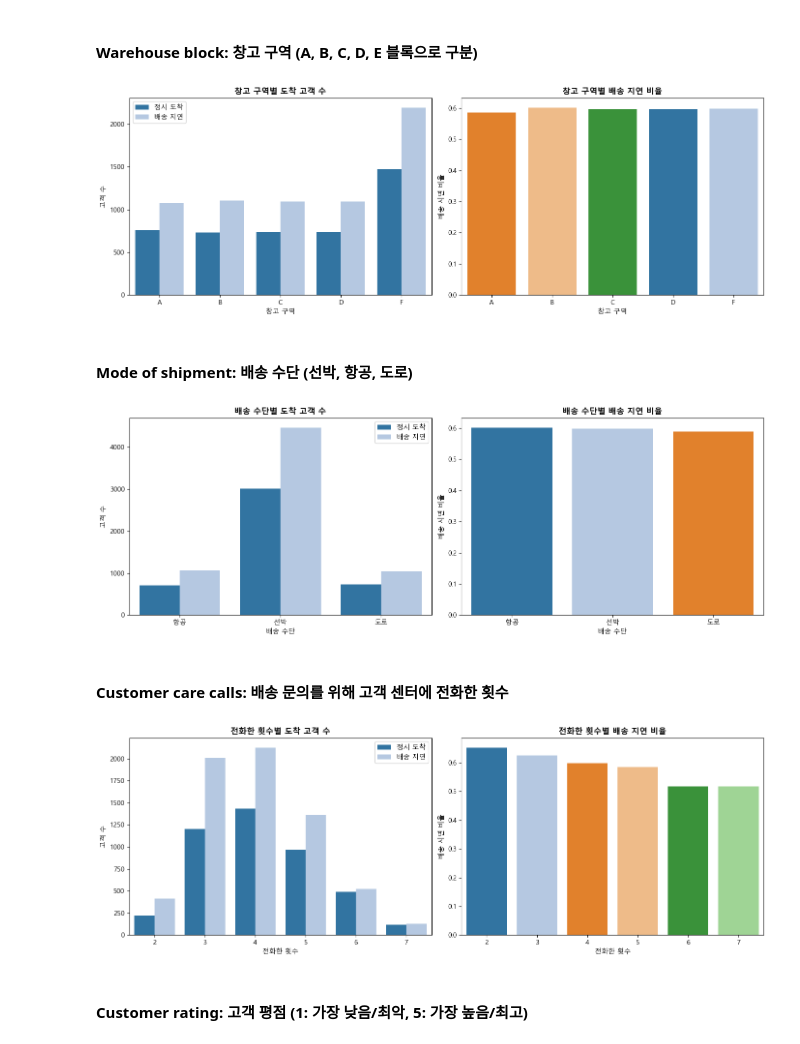
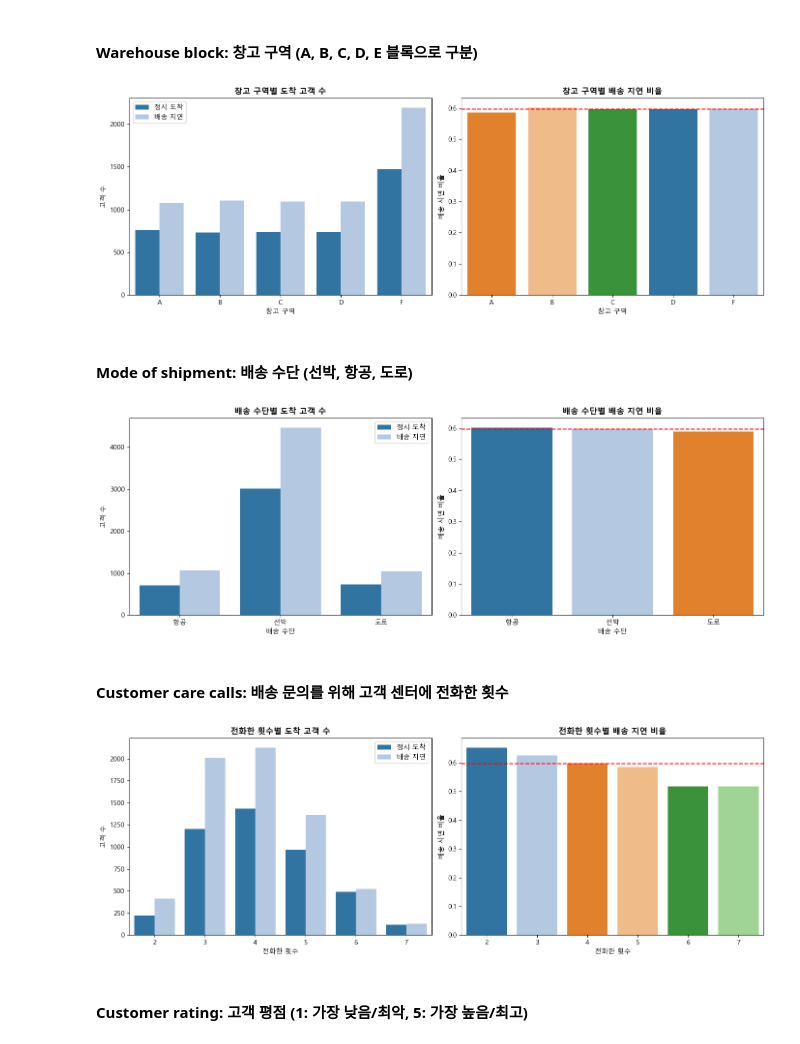
Before and after one commit to dfre1233-sddweq/Ecom_Shipping, a Jupyter notebook: 데이터 분석/데이터분석 찬영.ipynb, the cells around one changed output. Saved outputs shown, nothing was run; the diff lists cells and outputs as text; code cells hidden in the pictures.

```diff
--- a/데이터분석 찬영.ipynb
+++ b/데이터 분석/데이터분석 찬영.ipynb
@@ -166,6 +166,8 @@ print("중복된 데이터가 많아서 ID 삭제")
 중복되지 않은 데이터 수: 10999
 중복된 데이터 수: 0
 중복된 데이터가 많아서 ID 삭제
+# %%
+mean_val = df['target'].mean()
 # %% [markdown]
 #### **Warehouse block**: 창고 구역 (A, B, C, D, E 블록으로 구분)
 # %%
@@ -181,13 +183,14 @@ axes[0].set_ylabel('고객 수')
 
 sns.barplot(x='Warehouse_block', y='target', data=df, order=sorted_warehouse, palette='tab20', hue='Warehouse_block', errorbar=None, ax=axes[1])
 axes[1].set_title('창고 구역별 배송 지연 비율', fontweight='bold')
+axes[1].axhline(mean_val, color='red', linestyle='--', label='전체 평균')
 axes[1].set_xlabel('창고 구역')
 axes[1].set_ylabel('배송 지연 비율')
 
 plt.tight_layout()
 plt.show()
 # %% [output]
-[figure, old version]
+[figure, new version]
 # %% [markdown]
 #### **Mode of shipment**: 배송 수단 (선박, 항공, 도로)
 # %%
@@ -203,6 +206,7 @@ axes[0].set_ylabel('고객 수')
 
 sns.barplot(x='Mode_of_Shipment', y='target', data=df, palette='tab20', hue='Mode_of_Shipment', errorbar=None, ax=axes[1])
 axes[1].set_title('배송 수단별 배송 지연 비율', fontweight='bold')
+axes[1].axhline(mean_val, color='red', linestyle='--', label='전체 평균')
 axes[1].set_xticks([0, 1, 2])
 axes[1].set_xticklabels(['항공', '선박','도로'])
 axes[1].set_xlabel('배송 수단')
@@ -211,27 +215,28 @@ axes[1].set_ylabel('배송 지연 비율')
 plt.tight_layout()
 plt.show()
 # %% [output]
-[figure, old version]
+[figure, new version]
 # %% [markdown]
 #### **Customer care calls**: 배송 문의를 위해 고객 센터에 전화한 횟수
 # %%
 fig, axes = plt.subplots(1, 2, figsize=(14, 5))
 
 sns.countplot(x='Customer_care_calls', hue='target', data=df, palette='tab20', ax=axes[0])
 axes[0].set_title('전화한 횟수별 도착 고객 수', fontweight='bold')
 axes[0].legend(['정시 도착', '배송 지연'])
 axes[0].set_xlabel('전화한 횟수')
 axes[0].set_ylabel('고객 수')
 
 sns.barplot(x='Customer_care_calls', y='target', data=df, palette='tab20', hue='Customer_care_calls', legend=False, errorbar=None, ax=axes[1])
 axes[1].set_title('전화한 횟수별 배송 지연 비율', fontweight='bold')
+axes[1].axhline(mean_val, color='red', linestyle='--', label='전체 평균')
 axes[1].set_xlabel('전화한 횟수')
 axes[1].set_ylabel('배송 지연 비율')
 
 plt.tight_layout()
 plt.show()
 # %% [output]
-[figure, old version]
+[figure, new version]
 # %% [markdown]
 #### **Customer rating**: 고객 평점 (1: 가장 낮음/최악, 5: 가장 높음/최고)
 # %%
```
Also changed, not shown: parts of 32 cells of this notebook, 4 other files.
